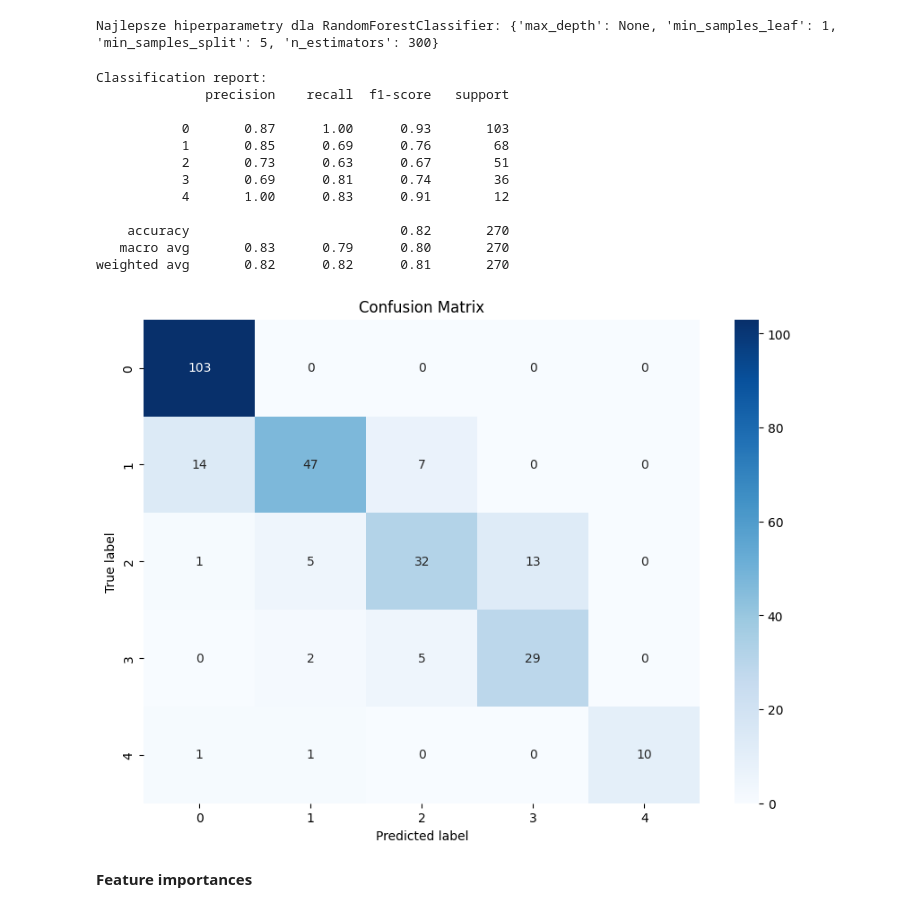
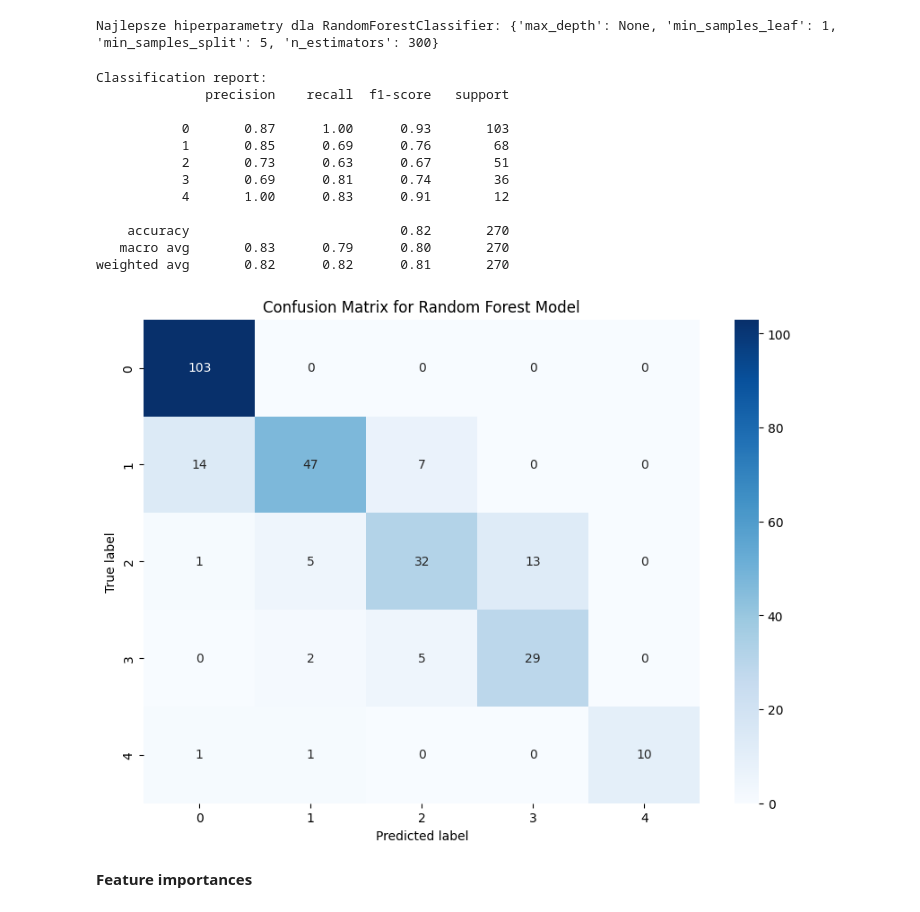
Before and after one commit to Wojsm2000/HeartDiseaseDiagnosis, a Jupyter notebook: modeling.ipynb, the cells around one changed output. Cells and saved outputs as stored; diff of their text form; code cells hidden in the pictures.

```diff
--- a/modeling.ipynb
+++ b/modeling.ipynb
@@ -132,35 +116,40 @@ best_rf = grid_search.best_estimator_
 with open('random_forest_model.pkl', 'wb') as f:
     pickle.dump(best_rf, f)
 # %%
-with open('random_forest_model.pkl', 'rb') as f:
-    best_rf = pickle.load(f)
+def load_model_and_show_metrics(filename, title):
+    with open(filename, 'rb') as f:
+        best_rf = pickle.load(f)
 
-y_pred = best_rf.predict(X_test)
+    y_pred = best_rf.predict(X_test)
 
-print("Classification report:")
-print(classification_report(y_test, y_pred))
+    print("Classification report:")
+    print(classification_report(y_test, y_pred))
 
-conf_matrix = confusion_matrix(y_test, y_pred)
-plt.figure(figsize=(10, 7))
-sns.heatmap(conf_matrix, annot=True, fmt='d', cmap='Blues', xticklabels=set(y_test), yticklabels=set(y_test))
-plt.xlabel("Predicted label")
-plt.ylabel("True label")
-plt.title("Confusion Matrix")
-plt.show()
+    conf_matrix = confusion_matrix(y_test, y_pred)
+    plt.figure(figsize=(10, 7))
+    sns.heatmap(conf_matrix, annot=True, fmt='d', cmap='Blues', xticklabels=set(y_test), yticklabels=set(y_test))
+    plt.xlabel("Predicted label")
+    plt.ylabel("True label")
+    plt.title(title)
+    plt.show()
+
+    return y_pred
-# %% [output]
-Classification report:
-              precision    recall  f1-score   support
-
-           0       0.87      1.00      0.93       103
-           1       0.85      0.69      0.76        68
-           2       0.73      0.63      0.67        51
-           3       0.69      0.81      0.74        36
-           4       1.00      0.83      0.91        12
-
-    accuracy                           0.82       270
-   macro avg       0.83      0.79      0.80       270
-weighted avg       0.82      0.82      0.81       270
-[figure, removed]
+# %%
+y_pred = load_model_and_show_metrics('random_forest_model.pkl', "Confusion Matrix for Random Forest Model")
+# %% [output]
+Classification report:
+              precision    recall  f1-score   support
+
+           0       0.87      1.00      0.93       103
+           1       0.85      0.69      0.76        68
+           2       0.73      0.63      0.67        51
+           3       0.69      0.81      0.74        36
+           4       1.00      0.83      0.91        12
+
+    accuracy                           0.82       270
+   macro avg       0.83      0.79      0.80       270
+weighted avg       0.82      0.82      0.81       270
+[figure, added]
 # %% [markdown]
 **Feature importances**
 # %%
```
Also changed, not shown: parts of 21 cells of this notebook, 5 other files.
